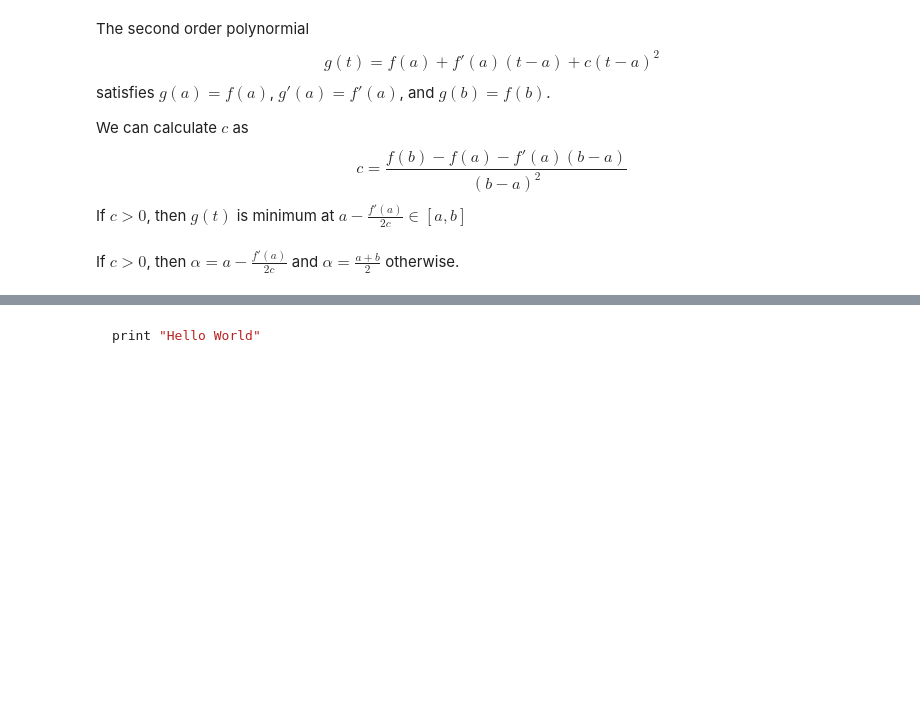
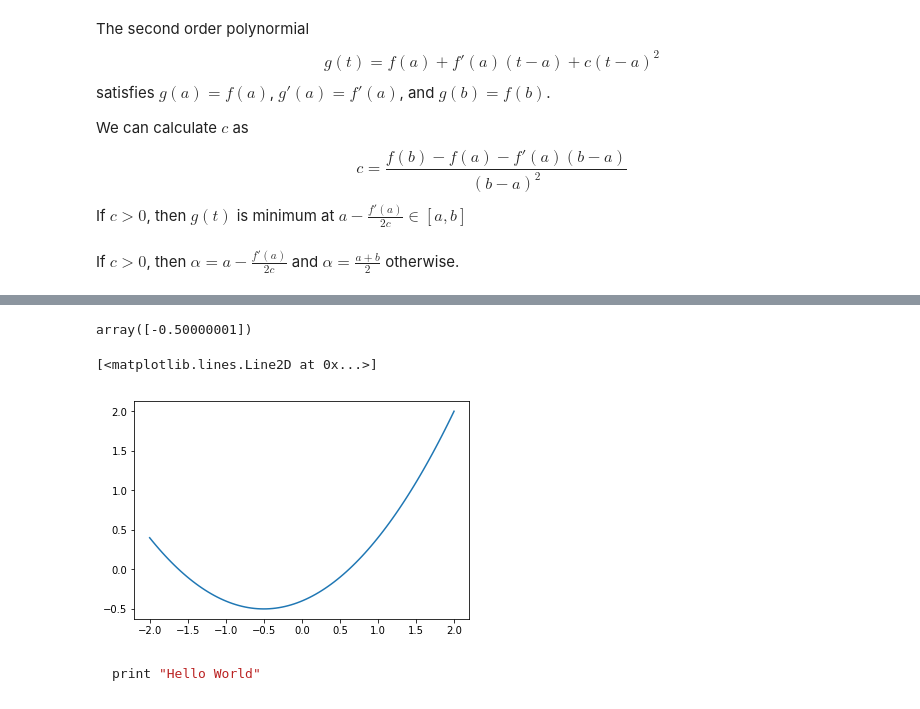
Before and after one commit to lsg6140/PBMAS, a Jupyter notebook: Soft_line_search.ipynb, the cells around one changed output, grey strips where cells are left out. Drawn from its saved outputs; the diff is of its cells as text; code cells hidden in the pictures; blank space fills up the shorter version.

```diff
--- a/Soft_line_search.ipynb
+++ b/Soft_line_search.ipynb
@@ -83,3 +92,22 @@ If $c>0$, then $\alpha=a-\frac{f'(a)}{2c}$ and $\alpha=\frac{a+b}{2}$ otherwise.
+# %%
+def qp_test(x, a, b, fa, fb, dfa):
+    return fa + dfa * (x - a) + (fb - fa - (b - a) * dfa) * (x - a)**2 / (b - a)**2
+# %%
+x = np.linspace(-2, 2, 100)
+a = -3
+b = 2
+fa = 2
+fb = 2
+dfa = -2
+# %%
+quadratic_interpolate(-2, 2, a, b, fa, fb, dfa)
+# %% [output]
+array([-0.50000001])
+# %%
+plt.plot(x, qp_test(x, a, b, fa, fb, dfa))
+# %% [output]
+[<matplotlib.lines.Line2D at 0x...>]
+[figure, added]
 # %%
 phi, yhat, t, params, n, p, N, Q, S_old, scalar, delta, *args)
 
```
Also changed, not shown: parts of 5 cells of this notebook, 23 other files.
